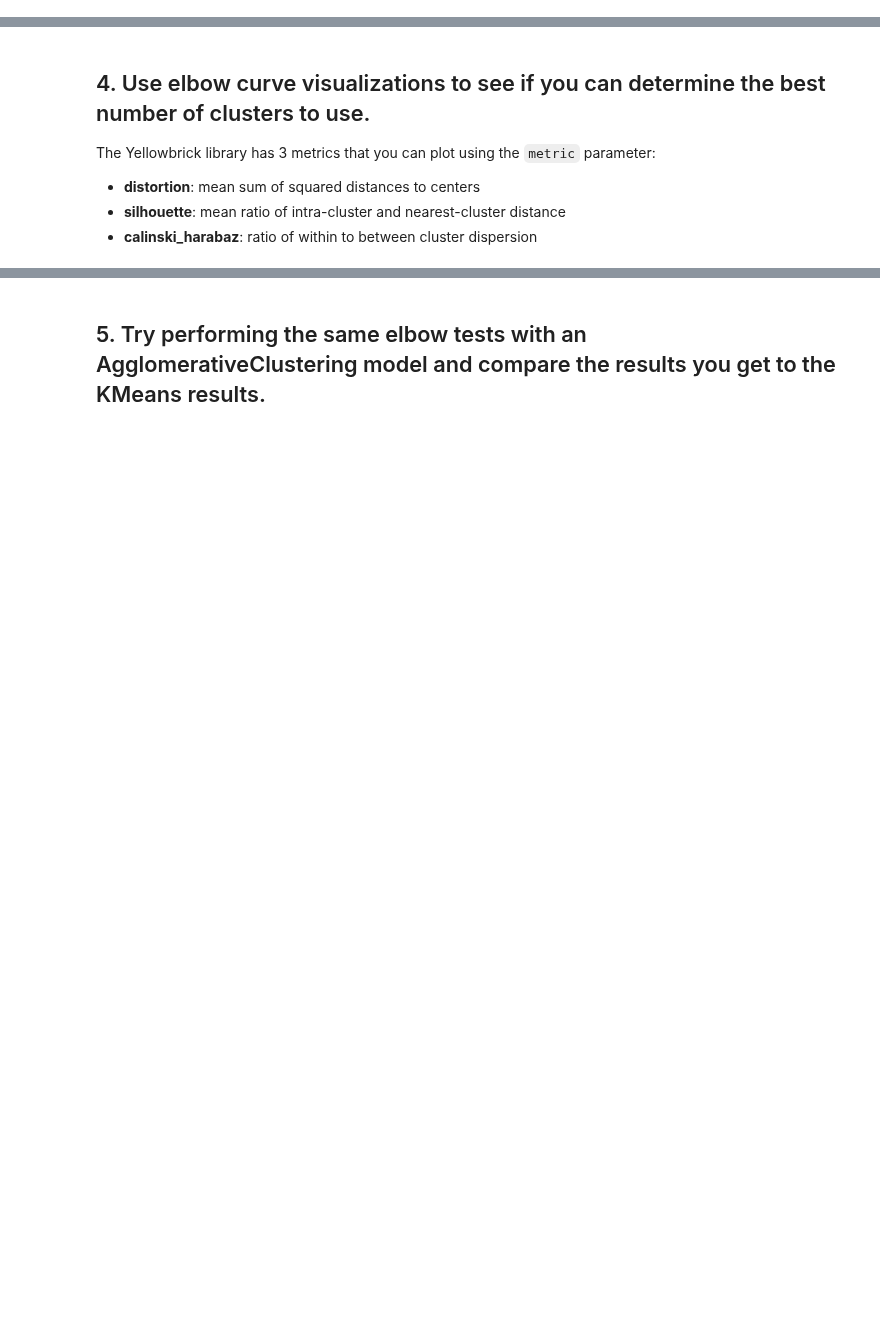
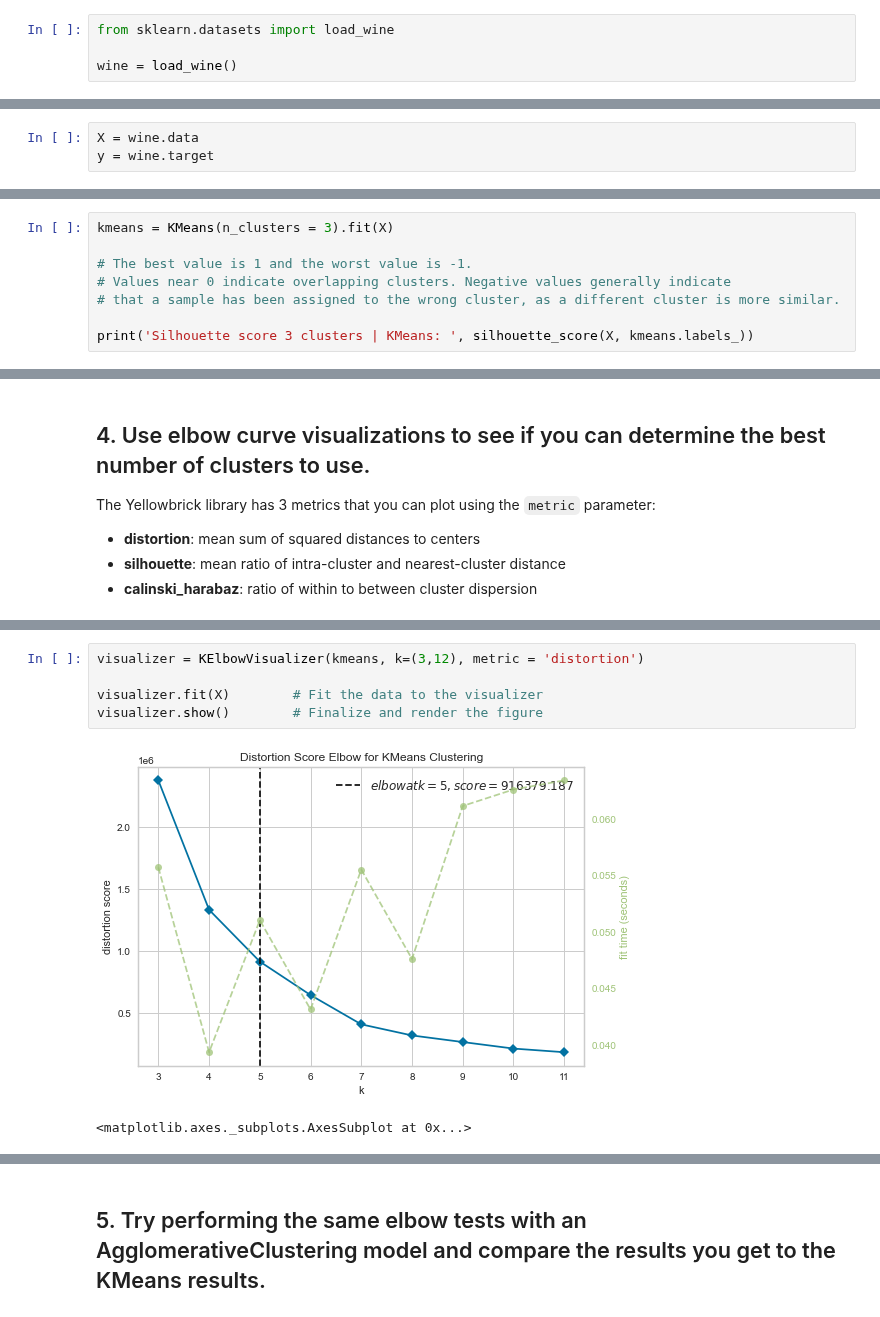
Before and after one commit to ta-datapt-bcn/lab_evaluation, a Jupyter notebook: lab-unsupervised-learning-evaluation/your-code/main.ipynb, the cells around one changed output, grey strips where cells are left out. Cells and saved outputs as stored; diff of their text form; blank space fills up the shorter version.

```diff
--- a/lab-unsupervised-learning-evaluation/your-code/main.ipynb
+++ b/lab-unsupervised-learning-evaluation/your-code/main.ipynb
@@ -11,4 +18,11 @@ warnings.filterwarnings("ignore", category=RuntimeWarning)
 # %% [markdown]
 Load the wine dataset using sklearn and get the datasets X and y containing the target and the rest of the variables
+# %%
+from sklearn.datasets import load_wine
+
+wine = load_wine()
 # %% [markdown]
 ## 1. Train a KMeans clustering model on the data set using 8 clusters and compute the silhouette score for the model.
+# %%
+X = wine.data
+y = wine.target
@@ -17,2 +51,10 @@ Load the wine dataset using sklearn and get the datasets X and y containing the
 # %% [markdown]
 ## 3. Train a KMeans clustering model on the data set using 3 clusters and compute the silhouette score for the model.
+# %%
+kmeans = KMeans(n_clusters = 3).fit(X)
+
+# The best value is 1 and the worst value is -1.
+# Values near 0 indicate overlapping clusters. Negative values generally indicate
+# that a sample has been assigned to the wrong cluster, as a different cluster is more similar.
+
+print('Silhouette score 3 clusters | KMeans: ', silhouette_score(X, kmeans.labels_))
@@ -30,0 +71,8 @@ ModuleNotFoundError: No module named 'yellowbrick'
+# %%
+visualizer = KElbowVisualizer(kmeans, k=(3,12), metric = 'distortion')
+
+visualizer.fit(X)        # Fit the data to the visualizer
+visualizer.show()        # Finalize and render the figure
+# %% [output]
+[figure, added]
+<matplotlib.axes._subplots.AxesSubplot at 0x...>
```
Also changed, not shown: parts of 25 cells of this notebook, 1 other file.
